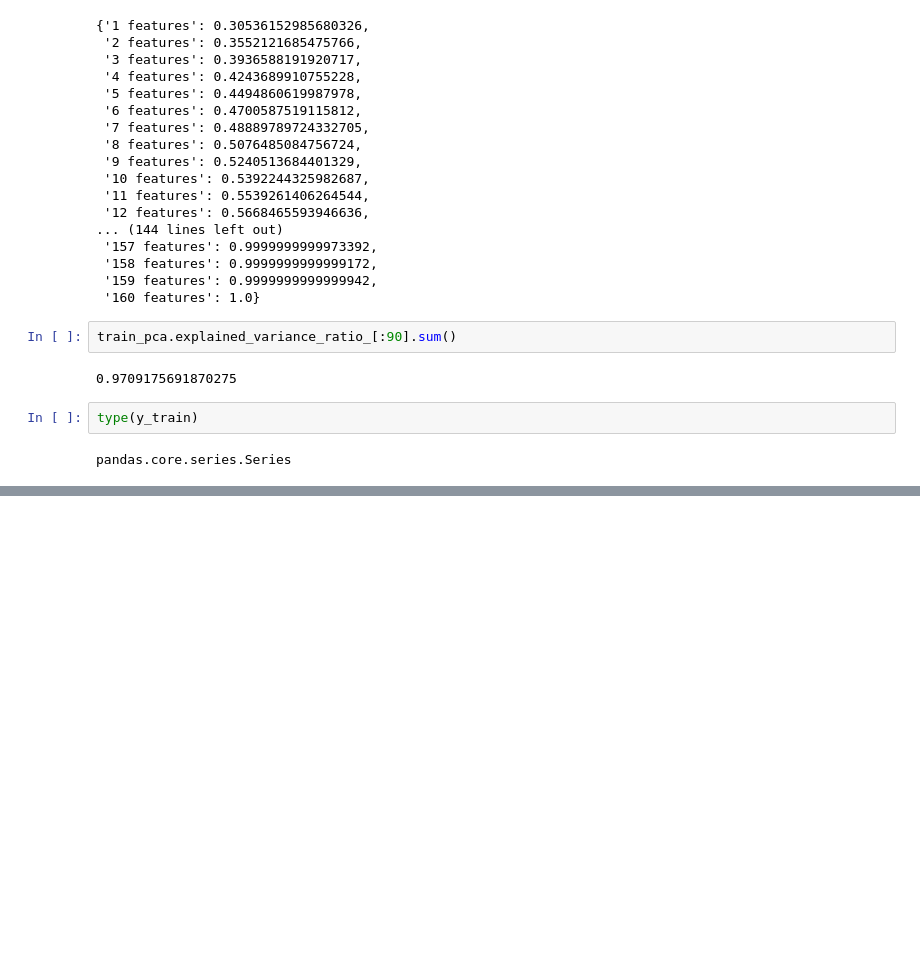
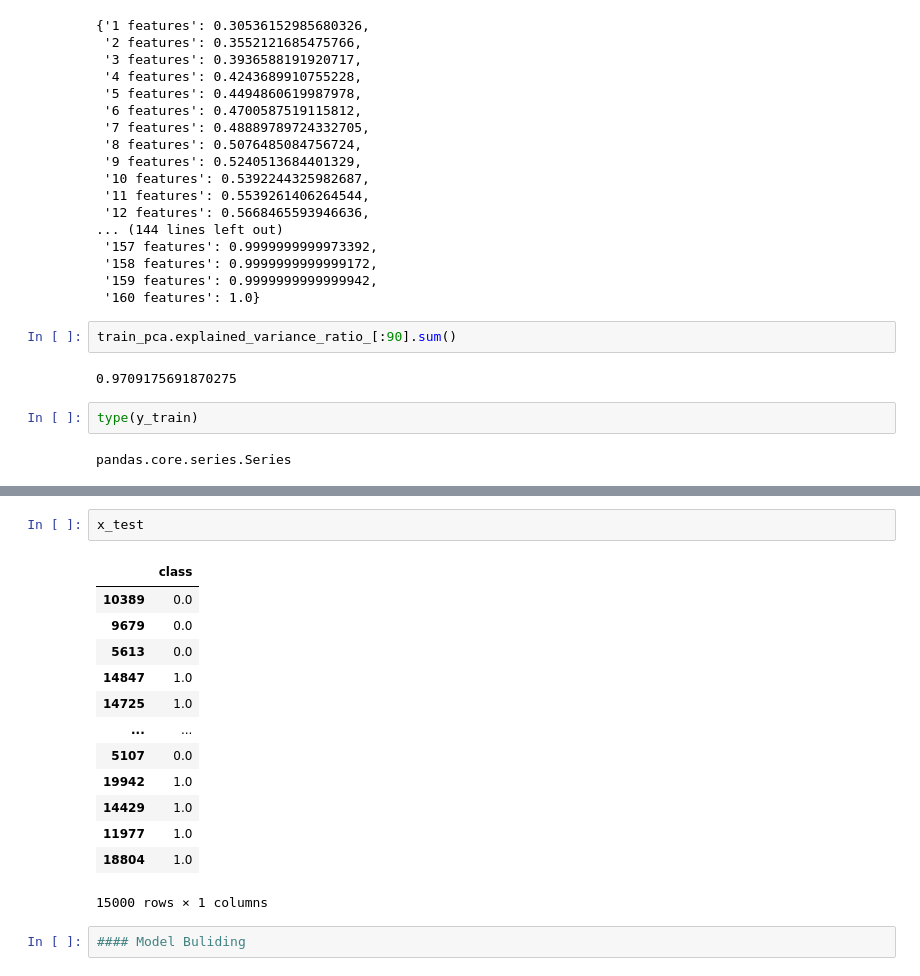
Before and after one commit to ankitsharma6652/Scania-Truck-Failures, a Jupyter notebook: NoteBooks/Untitled.ipynb, the cells around one changed output, grey strips where cells are left out. Drawn from its saved outputs; the diff is of its cells as text; blank space fills up the shorter version.

```diff
--- a/NoteBooks/Untitled.ipynb
+++ b/NoteBooks/Untitled.ipynb
@@ -283,0 +310,18 @@ pandas.core.series.Series
+# %%
+x_test
+# %% [output]
+|  | class |
+| 10389 | 0.0 |
+| 9679 | 0.0 |
+| 5613 | 0.0 |
+| 14847 | 1.0 |
+| 14725 | 1.0 |
+| ... | ... |
+| 5107 | 0.0 |
+| 19942 | 1.0 |
+| 14429 | 1.0 |
+| 11977 | 1.0 |
+| 18804 | 1.0 |
+15000 rows × 1 columns
+# %%
+#### Model Buliding
```
Also changed, not shown: parts of 17 cells of this notebook, 9 other files.
